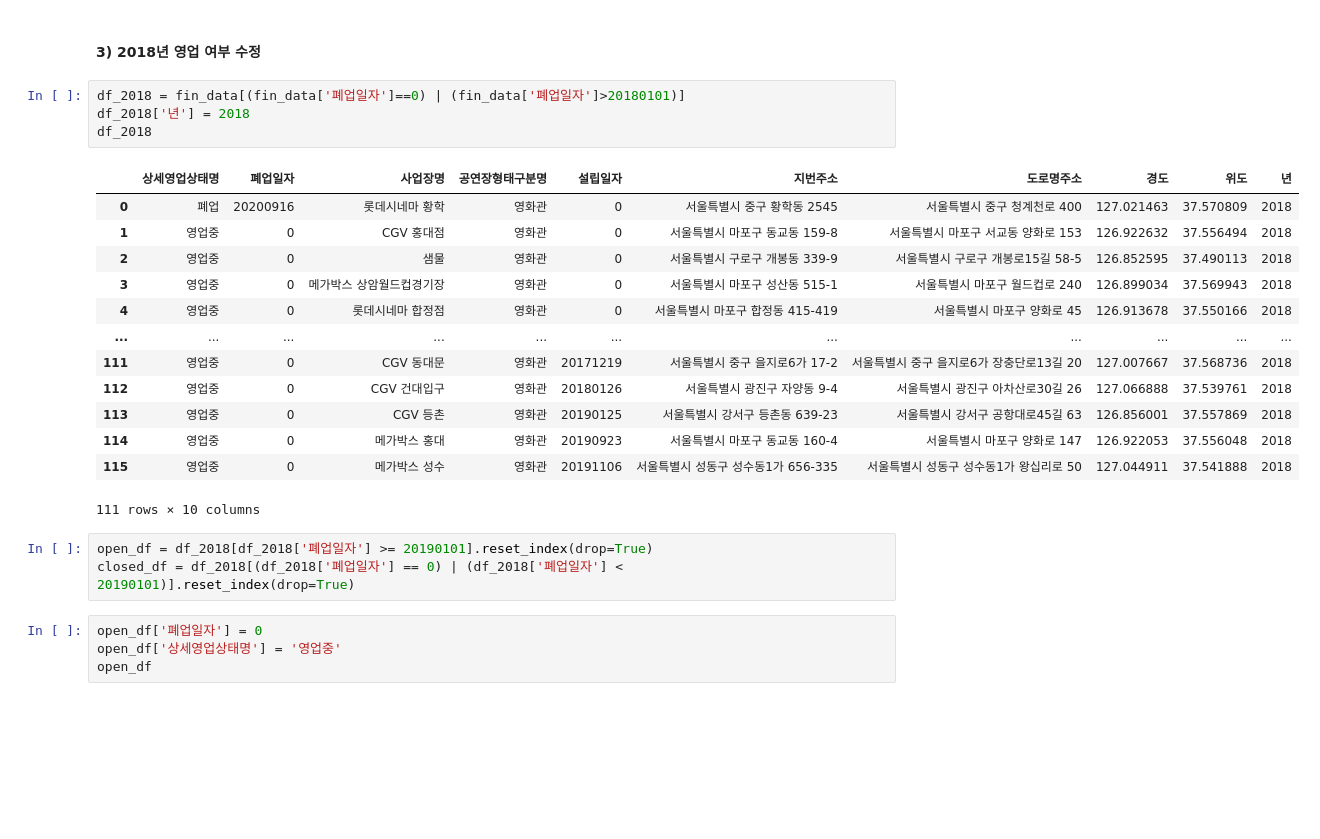
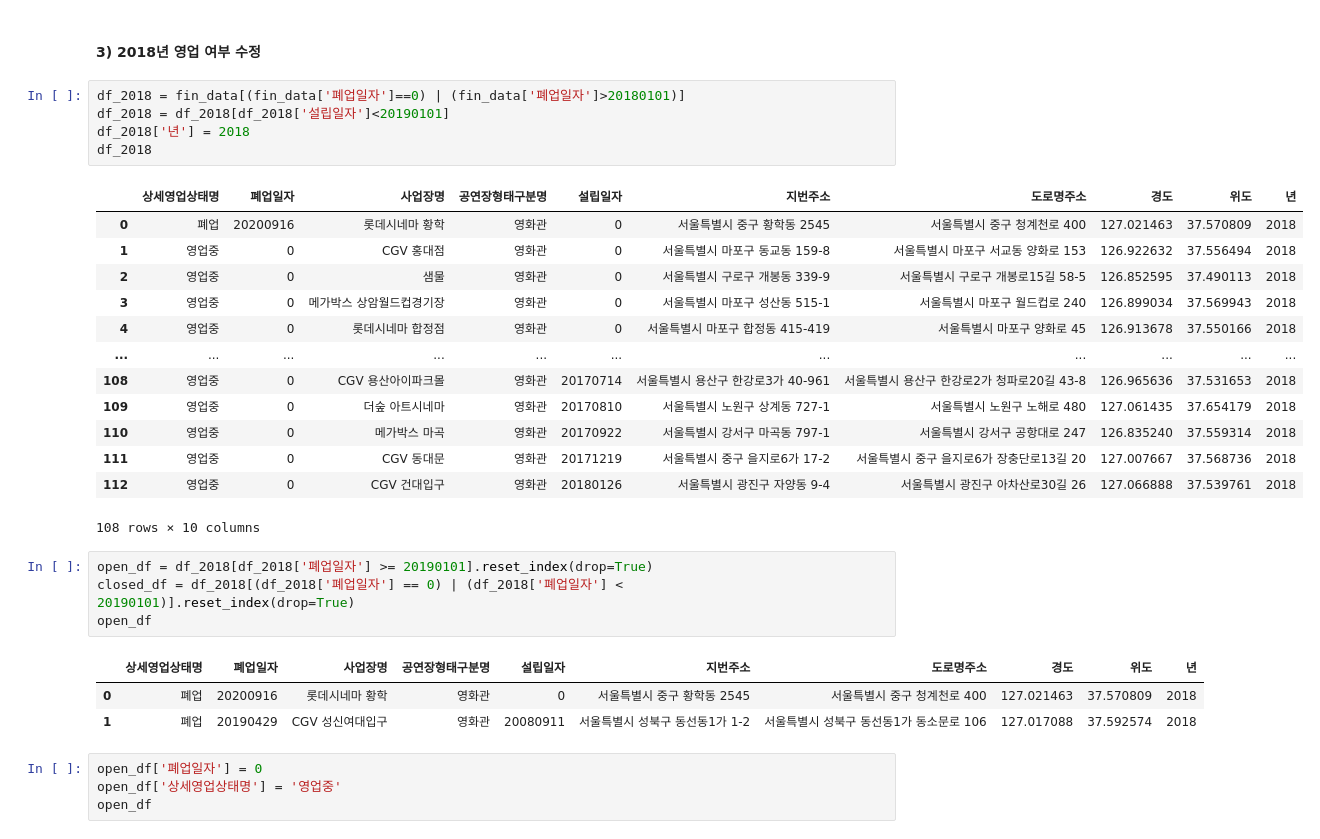
Before and after one commit to baekji919/AcornFinalProject, a Jupyter notebook: 4. 데이터 전처리 코드/영화관 데이터 전처리.ipynb, the cells around one changed output. Drawn from its saved outputs; the diff is of its cells as text; blank space fills up the shorter version.

```diff
--- a/4. 데이터 전처리 코드/영화관 데이터 전처리.ipynb
+++ b/4. 데이터 전처리 코드/영화관 데이터 전처리.ipynb
@@ -682,25 +692,31 @@ fin_2017_df
 #### 3) 2018년 영업 여부 수정
 # %%
 df_2018 = fin_data[(fin_data['폐업일자']==0) | (fin_data['폐업일자']>20180101)]
+df_2018 = df_2018[df_2018['설립일자']<20190101]
 df_2018['년'] = 2018
 df_2018
 # %% [output]
 |  | 상세영업상태명 | 폐업일자 | 사업장명 | 공연장형태구분명 | 설립일자 | 지번주소 | 도로명주소 | 경도 | 위도 | 년 |
 | 0 | 폐업 | 20200916 | 롯데시네마 황학 | 영화관 | 0 | 서울특별시 중구 황학동 2545 | 서울특별시 중구 청계천로 400 | 127.021463 | 37.570809 | 2018 |
 | 1 | 영업중 | 0 | CGV 홍대점 | 영화관 | 0 | 서울특별시 마포구 동교동 159-8 | 서울특별시 마포구 서교동 양화로 153 | 126.922632 | 37.556494 | 2018 |
 | 2 | 영업중 | 0 | 샘물 | 영화관 | 0 | 서울특별시 구로구 개봉동 339-9 | 서울특별시 구로구 개봉로15길 58-5 | 126.852595 | 37.490113 | 2018 |
 | 3 | 영업중 | 0 | 메가박스 상암월드컵경기장 | 영화관 | 0 | 서울특별시 마포구 성산동 515-1 | 서울특별시 마포구 월드컵로 240 | 126.899034 | 37.569943 | 2018 |
 | 4 | 영업중 | 0 | 롯데시네마 합정점 | 영화관 | 0 | 서울특별시 마포구 합정동 415-419 | 서울특별시 마포구 양화로 45 | 126.913678 | 37.550166 | 2018 |
 | ... | ... | ... | ... | ... | ... | ... | ... | ... | ... | ... |
+| 108 | 영업중 | 0 | CGV 용산아이파크몰 | 영화관 | 20170714 | 서울특별시 용산구 한강로3가 40-961 | 서울특별시 용산구 한강로2가 청파로20길 43-8 | 126.965636 | 37.531653 | 2018 |
+| 109 | 영업중 | 0 | 더숲 아트시네마 | 영화관 | 20170810 | 서울특별시 노원구 상계동 727-1 | 서울특별시 노원구 노해로 480 | 127.061435 | 37.654179 | 2018 |
+| 110 | 영업중 | 0 | 메가박스 마곡 | 영화관 | 20170922 | 서울특별시 강서구 마곡동 797-1 | 서울특별시 강서구 공항대로 247 | 126.835240 | 37.559314 | 2018 |
 | 111 | 영업중 | 0 | CGV 동대문 | 영화관 | 20171219 | 서울특별시 중구 을지로6가 17-2 | 서울특별시 중구 을지로6가 장충단로13길 20 | 127.007667 | 37.568736 | 2018 |
 | 112 | 영업중 | 0 | CGV 건대입구 | 영화관 | 20180126 | 서울특별시 광진구 자양동 9-4 | 서울특별시 광진구 아차산로30길 26 | 127.066888 | 37.539761 | 2018 |
-| 113 | 영업중 | 0 | CGV 등촌 | 영화관 | 20190125 | 서울특별시 강서구 등촌동 639-23 | 서울특별시 강서구 공항대로45길 63 | 126.856001 | 37.557869 | 2018 |
-| 114 | 영업중 | 0 | 메가박스 홍대 | 영화관 | 20190923 | 서울특별시 마포구 동교동 160-4 | 서울특별시 마포구 양화로 147 | 126.922053 | 37.556048 | 2018 |
-| 115 | 영업중 | 0 | 메가박스 성수 | 영화관 | 20191106 | 서울특별시 성동구 성수동1가 656-335 | 서울특별시 성동구 성수동1가 왕십리로 50 | 127.044911 | 37.541888 | 2018 |
-111 rows × 10 columns
+108 rows × 10 columns
 # %%
 open_df = df_2018[df_2018['폐업일자'] >= 20190101].reset_index(drop=True)
 closed_df = df_2018[(df_2018['폐업일자'] == 0) | (df_2018['폐업일자'] < 20190101)].reset_index(drop=True)
+open_df
+# %% [output]
+|  | 상세영업상태명 | 폐업일자 | 사업장명 | 공연장형태구분명 | 설립일자 | 지번주소 | 도로명주소 | 경도 | 위도 | 년 |
+| 0 | 폐업 | 20200916 | 롯데시네마 황학 | 영화관 | 0 | 서울특별시 중구 황학동 2545 | 서울특별시 중구 청계천로 400 | 127.021463 | 37.570809 | 2018 |
+| 1 | 폐업 | 20190429 | CGV 성신여대입구 | 영화관 | 20080911 | 서울특별시 성북구 동선동1가 1-2 | 서울특별시 성북구 동선동1가 동소문로 106 | 127.017088 | 37.592574 | 2018 |
 # %%
 open_df['폐업일자'] = 0
 open_df['상세영업상태명'] = '영업중'
```
Also changed, not shown: parts of 7 cells of this notebook.
